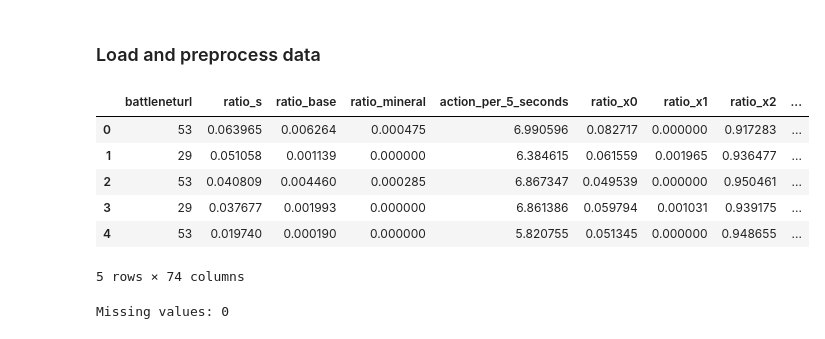
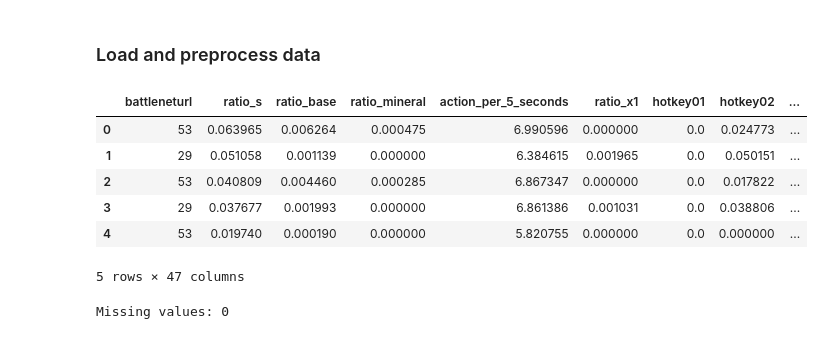
Before and after one commit to sofialtman/OT02---Data-Mining, a Jupyter notebook: model.ipynb, the cells around one changed output. Cells and saved outputs as stored; diff of their text form; code cells hidden in the pictures.

```diff
--- a/model.ipynb
+++ b/model.ipynb
@@ -24,16 +24,16 @@ import os
 # %% [markdown]
 ### Load and preprocess data
 # %%
-data = pd.read_csv('./data/features_train_final.csv')
+data = pd.read_csv('./data/features_filtered.csv')
 data.head()
 # %% [output]
-|  | battleneturl | ratio_s | ratio_base | ratio_mineral | action_per_5_seconds | ratio_x0 | ratio_x1 | ratio_x2 | ... |
-| 0 | 53 | 0.063965 | 0.006264 | 0.000475 | 6.990596 | 0.082717 | 0.000000 | 0.917283 | ... |
-| 1 | 29 | 0.051058 | 0.001139 | 0.000000 | 6.384615 | 0.061559 | 0.001965 | 0.936477 | ... |
-| 2 | 53 | 0.040809 | 0.004460 | 0.000285 | 6.867347 | 0.049539 | 0.000000 | 0.950461 | ... |
-| 3 | 29 | 0.037677 | 0.001993 | 0.000000 | 6.861386 | 0.059794 | 0.001031 | 0.939175 | ... |
-| 4 | 53 | 0.019740 | 0.000190 | 0.000000 | 5.820755 | 0.051345 | 0.000000 | 0.948655 | ... |
+|  | battleneturl | ratio_s | ratio_base | ratio_mineral | action_per_5_seconds | ratio_x1 | hotkey01 | hotkey02 | ... |
+| 0 | 53 | 0.063965 | 0.006264 | 0.000475 | 6.990596 | 0.000000 | 0.0 | 0.024773 | ... |
+| 1 | 29 | 0.051058 | 0.001139 | 0.000000 | 6.384615 | 0.001965 | 0.0 | 0.050151 | ... |
+| 2 | 53 | 0.040809 | 0.004460 | 0.000285 | 6.867347 | 0.000000 | 0.0 | 0.017822 | ... |
+| 3 | 29 | 0.037677 | 0.001993 | 0.000000 | 6.861386 | 0.001031 | 0.0 | 0.038806 | ... |
+| 4 | 53 | 0.019740 | 0.000190 | 0.000000 | 5.820755 | 0.000000 | 0.0 | 0.000000 | ... |
-5 rows × 74 columns
+5 rows × 47 columns
 # %%
 # Check missing values before cleaning
 missing_before = data.isna().sum().sum()
```
Also changed, not shown: parts of 10 cells of this notebook.
